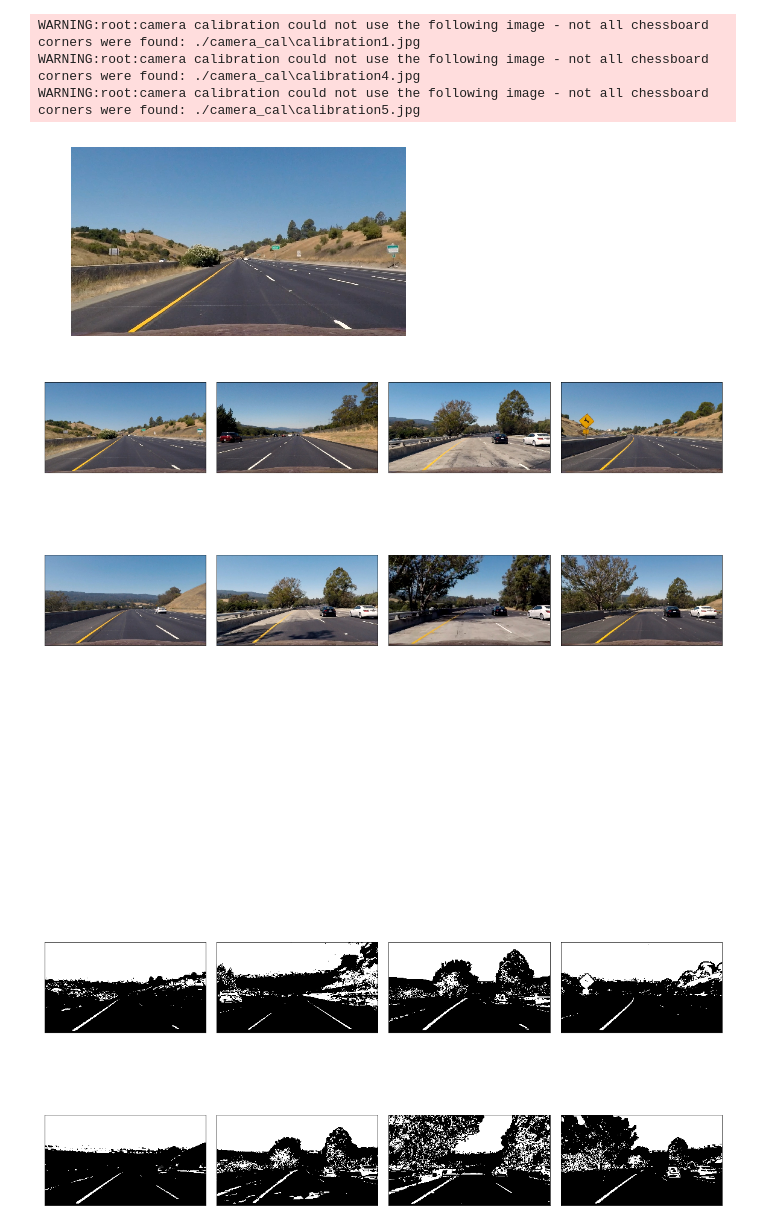
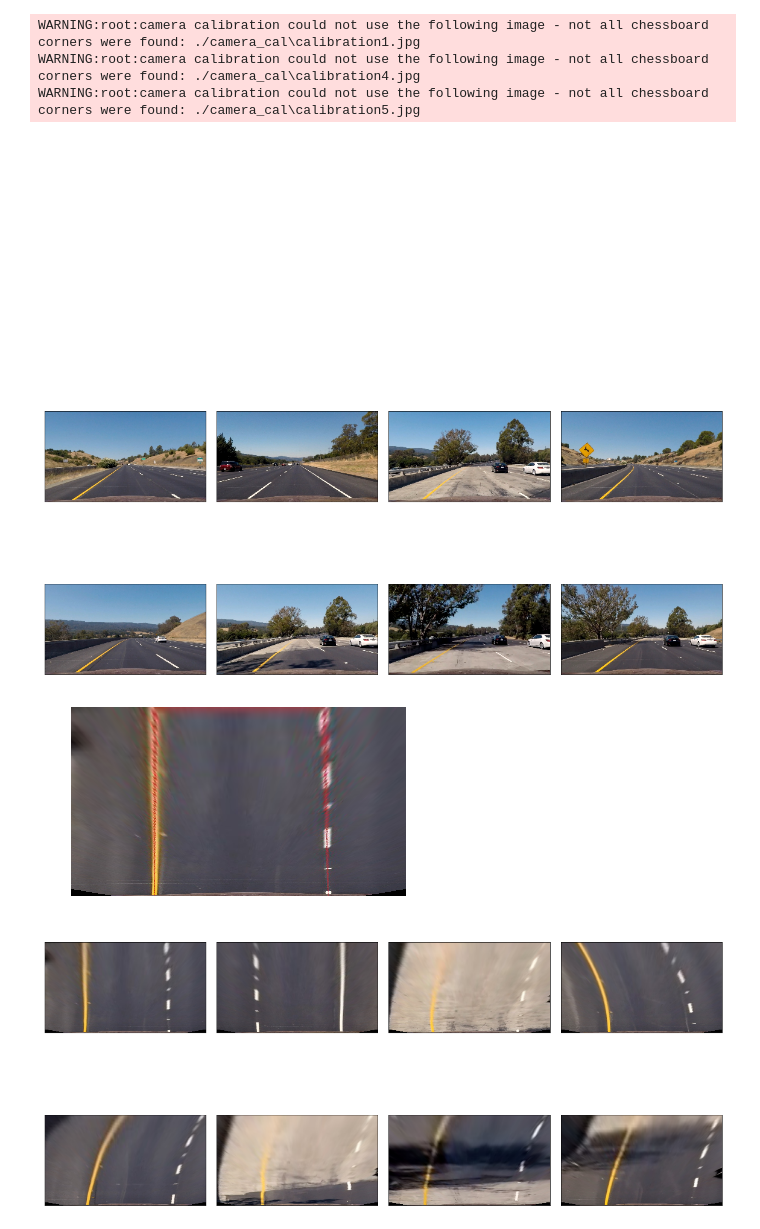
Before and after one commit to mastah43/CarND-Advanced-Lane-Lines, a Jupyter notebook: lane_finding.ipynb, the cells around one changed output. Saved outputs shown, nothing was run; the diff lists cells and outputs as text; code cells hidden in the pictures.

```diff
--- a/lane_finding.ipynb
+++ b/lane_finding.ipynb
@@ -65,28 +56,21 @@ WARNING:root:camera calibration could not use the following image - not all ches
 WARNING:root:camera calibration could not use the following image - not all chessboard corners were found: ./camera_cal\calibration5.jpg
 # %%
 imgs_undistorted = [img_undistorter.undistort(img) for img in imgs_camera]
-plot_image(imgs_undistorted[0])
 plot_images_grid(imgs_undistorted)
 # %% [output]
-[figure, old version]
+[figure, new version]
 [figure]
-# %%
-def color_threshold(img):
-    hls = cv2.cvtColor(img, cv2.COLOR_BGR2HLS)
-    H = hls[:,:,0]
-    L = hls[:,:,1]
-    S = hls[:,:,2]
-
-    thresh = (90, 255)
-    binary = np.zeros_like(S)
-    binary[(S > thresh[0]) & (S <= thresh[1])] = 1
-    return binary
-
-imgs_color  = [color_threshold(img) for img in imgs_undistorted]
-plot_images_grid(imgs_color, cmap='gray')
-# %% [output]
-[figure, removed]
-[figure, removed]
+# %%
+import camera_birdview_transform
+importlib.reload(camera_birdview_transform)
+from camera_birdview_transform import CameraImagePerspectiveTransform
+img_transformer = CameraImagePerspectiveTransform()
+imgs_birdview = [img_transformer.to_birdview(img) for img in imgs_undistorted]
+plot_image(img_transformer.to_birdview(cv2.cvtColor(cv2.imread('./examples/straight_lines1_source_points.jpg'), cv2.COLOR_BGR2RGB)))
+plot_images_grid(imgs_birdview, cmap='gray')
+# %% [output]
+[figure, added]
+[figure, added]
 # %%
 import lane_isolator
 importlib.reload(lane_isolator)
```
Also changed, not shown: parts of 14 cells of this notebook, 5 other files.
